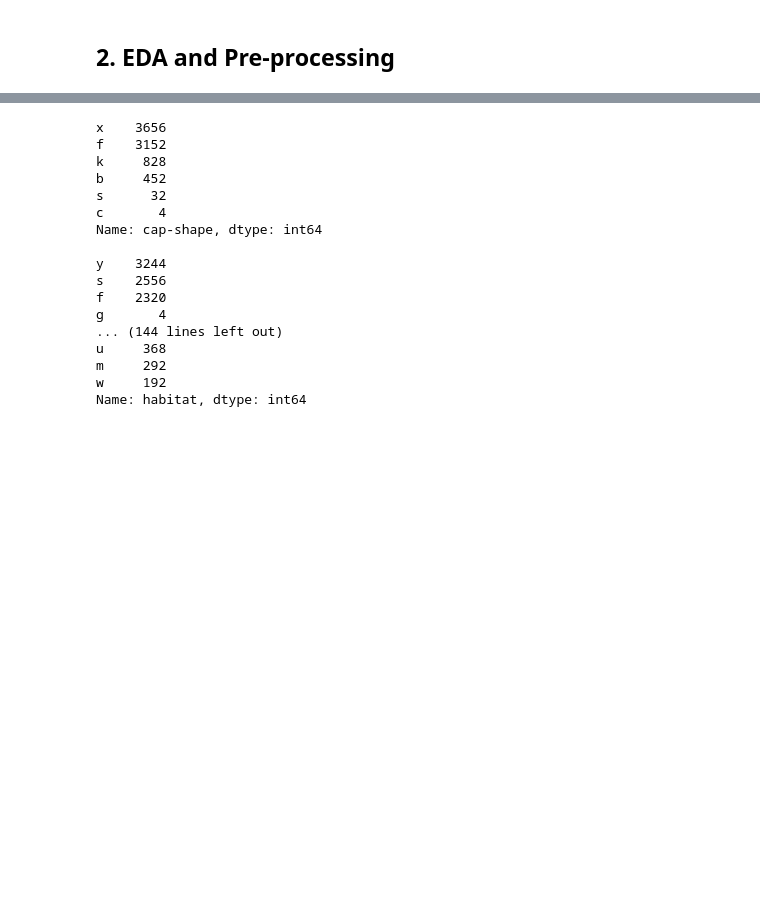
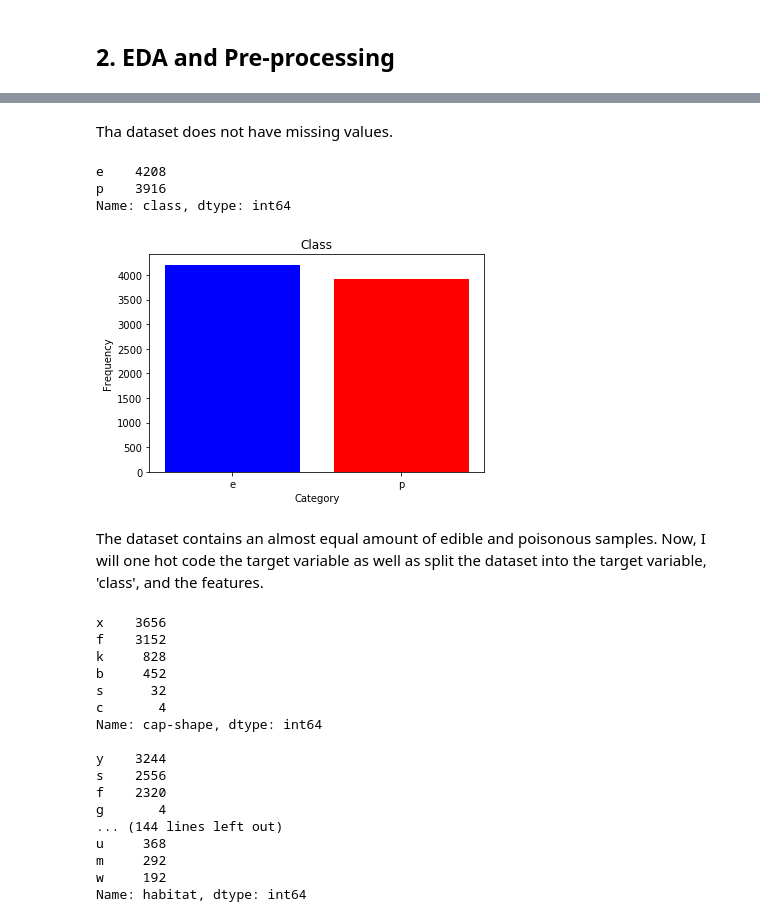
Before and after one commit to a123priya/dsc-mod-5-project-online-ds-pt-021119, a Jupyter notebook: student.ipynb, the cells around one changed output, grey strips where cells are left out. Drawn from its saved outputs; the diff is of its cells as text; code cells hidden in the pictures; blank space fills up the shorter version.

```diff
--- a/student.ipynb
+++ b/student.ipynb
@@ -131,3 +149,20 @@ Name: class, dtype: int64
+# %% [markdown]
+Tha dataset does not have missing values.
+# %%
+#Visualize distribution of the target variable in the dataset
+print(data['class'].value_counts())
+plt.bar(data['class'].value_counts().index, data['class'].value_counts(), color=['b','r'])
+plt.title('Class')
+plt.ylabel('Frequency')
+plt.xlabel('Category')
+plt.show();
+# %% [output]
+e    4208
+p    3916
+Name: class, dtype: int64
+[figure, added]
+# %% [markdown]
+The dataset contains an almost equal amount of edible and poisonous samples. Now, I will one hot code the target variable as well as split the dataset into the target variable, 'class', and the features.
 # %%
 #Split the dataset into target and features dataframes.
 data['class'] = data['class'].map({'p': 0, 'e': 1})
```
Also changed, not shown: parts of 27 cells of this notebook.
